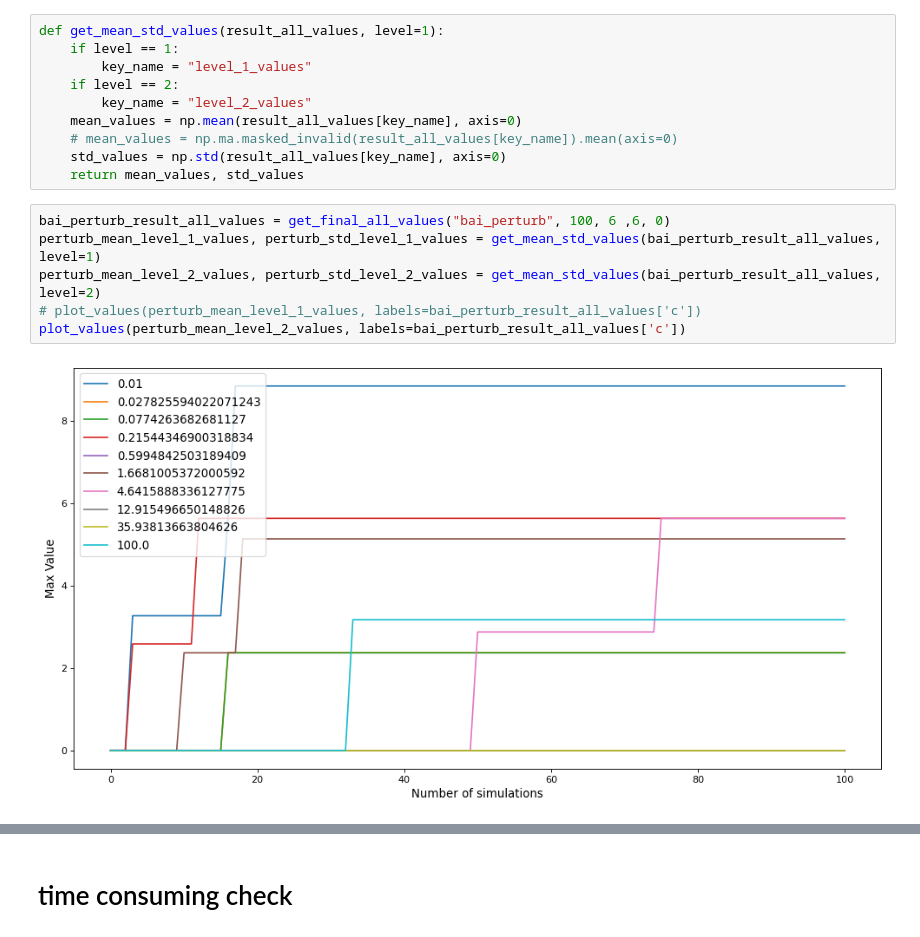
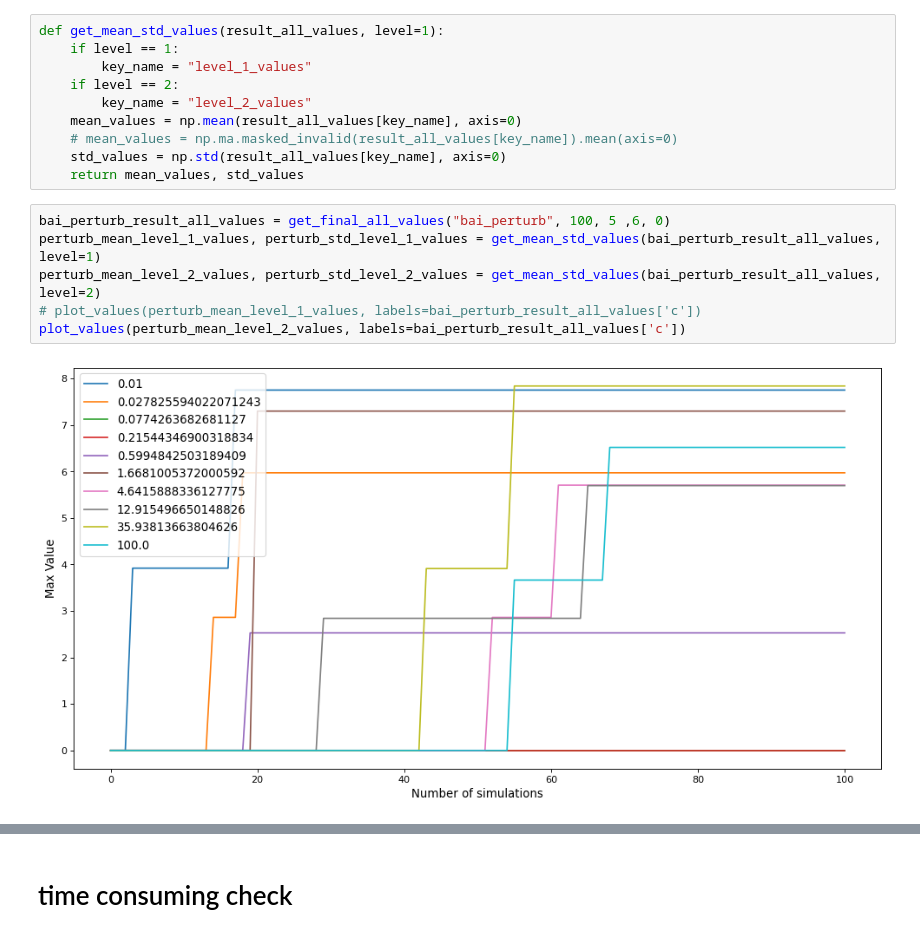
Before and after one commit to juju0111/pytamp, a Jupyter notebook: results/benchmark1/benchmark1_rearr_result_level_2.ipynb, the cells around one changed output, grey strips where cells are left out. Drawn from its saved outputs; the diff is of its cells as text.

```diff
--- a/results/benchmark1/benchmark1_rearr_result_level_2.ipynb
+++ b/results/benchmark1/benchmark1_rearr_result_level_2.ipynb
@@ -84,13 +84,13 @@ def get_mean_std_values(result_all_values, level=1):
     std_values = np.std(result_all_values[key_name], axis=0)
     return mean_values, std_values
 # %%
-bai_perturb_result_all_values = get_final_all_values("bai_perturb", 100, 6 ,6, 0)
+bai_perturb_result_all_values = get_final_all_values("bai_perturb", 100, 5 ,6, 0)
 perturb_mean_level_1_values, perturb_std_level_1_values = get_mean_std_values(bai_perturb_result_all_values, level=1)
 perturb_mean_level_2_values, perturb_std_level_2_values = get_mean_std_values(bai_perturb_result_all_values, level=2)
 # plot_values(perturb_mean_level_1_values, labels=bai_perturb_result_all_values['c'])
 plot_values(perturb_mean_level_2_values, labels=bai_perturb_result_all_values['c'])
 # %% [output]
-[figure, old version]
+[figure, new version]
 # %%
 plot_values(perturb_mean_level_1_values, labels=bai_perturb_result_all_values['c'])
 # %% [output]
```
Also changed, not shown: parts of 6 cells of this notebook, 2 other files.
